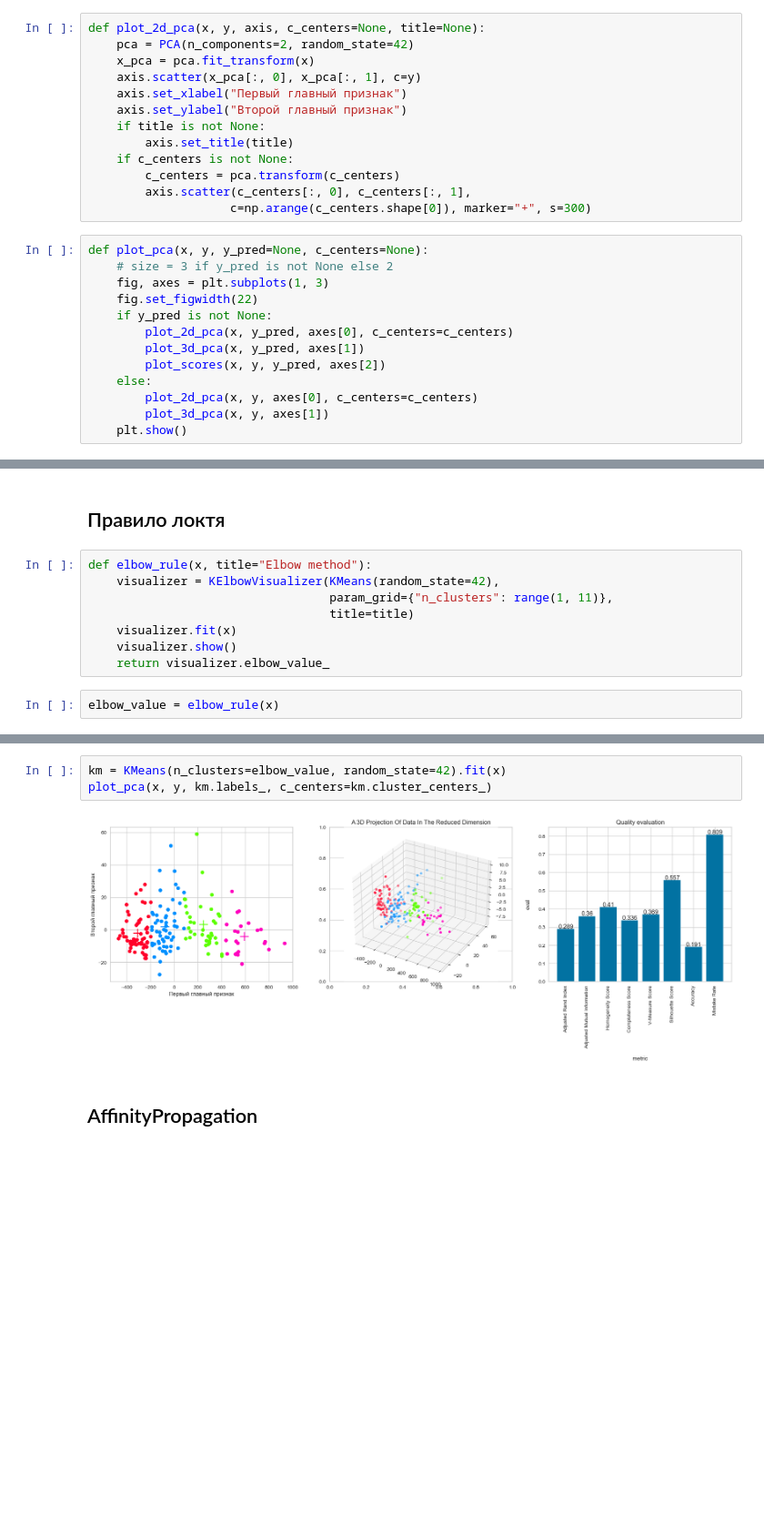
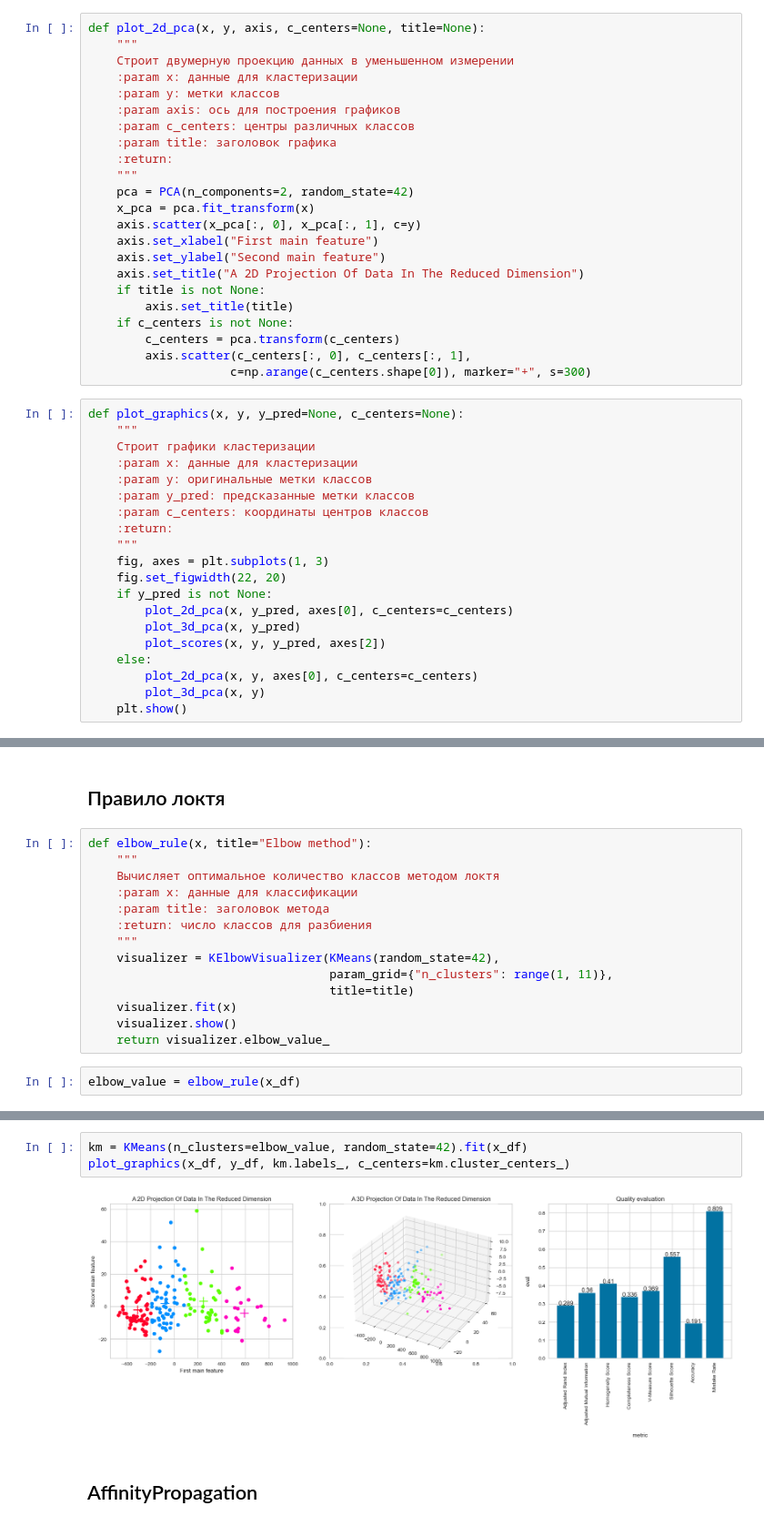
Before and after one commit to fongradnastya/data_anilysis6, a Jupyter notebook: notebooks/work6.ipynb, the cells around one changed output, grey strips where cells are left out. Shown at 91% size. Saved outputs shown, nothing was run; the diff lists cells and outputs as text; blank space fills up the shorter version.

```diff
--- a/notebooks/work6.ipynb
+++ b/notebooks/work6.ipynb
@@ -37,11 +37,21 @@ df_w
 178 rows × 14 columns
 # %%
 def plot_2d_pca(x, y, axis, c_centers=None, title=None):
+    """
+    Строит двумерную проекцию данных в уменьшенном измерении
+    :param x: данные для кластеризации
+    :param y: метки классов
+    :param axis: ось для построения графиков
+    :param c_centers: центры различных классов
+    :param title: заголовок графика
+    :return:
+    """
     pca = PCA(n_components=2, random_state=42)
     x_pca = pca.fit_transform(x)
     axis.scatter(x_pca[:, 0], x_pca[:, 1], c=y)
-    axis.set_xlabel("Первый главный признак")
-    axis.set_ylabel("Второй главный признак")
+    axis.set_xlabel("First main feature")
+    axis.set_ylabel("Second main feature")
+    axis.set_title("A 2D Projection Of Data In The Reduced Dimension")
     if title is not None:
         axis.set_title(title)
     if c_centers is not None:
@@ -49,16 +59,23 @@ def plot_2d_pca(x, y, axis, c_centers=None, title=None):
         axis.scatter(c_centers[:, 0], c_centers[:, 1],
                     c=np.arange(c_centers.shape[0]), marker="+", s=300)
 # %%
-def plot_pca(x, y, y_pred=None, c_centers=None):
-    # size = 3 if y_pred is not None else 2
+def plot_graphics(x, y, y_pred=None, c_centers=None):
+    """
+    Строит графики кластеризации
+    :param x: данные для кластеризации
+    :param y: оригинальные метки классов
+    :param y_pred: предсказанные метки классов
+    :param c_centers: координаты центров классов
+    :return:
+    """
     fig, axes = plt.subplots(1, 3)
-    fig.set_figwidth(22)
+    fig.set_figwidth(22, 20)
     if y_pred is not None:
         plot_2d_pca(x, y_pred, axes[0], c_centers=c_centers)
-        plot_3d_pca(x, y_pred, axes[1])
+        plot_3d_pca(x, y_pred)
         plot_scores(x, y, y_pred, axes[2])
     else:
         plot_2d_pca(x, y, axes[0], c_centers=c_centers)
-        plot_3d_pca(x, y, axes[1])
+        plot_3d_pca(x, y)
     plt.show()
 # %%
@@ -107,6 +138,12 @@ plot_pca(x, y, y_pred=km.labels_, c_centers=km.cluster_centers_)
 ## Правило локтя
 # %%
 def elbow_rule(x, title="Elbow method"):
+    """
+    Вычисляет оптимальное количество классов методом локтя
+    :param x: данные для классификации
+    :param title: заголовок метода
+    :return: число классов для разбиения
+    """
     visualizer = KElbowVisualizer(KMeans(random_state=42),
                                   param_grid={"n_clusters": range(1, 11)},
                                   title=title)
@@ -114,5 +151,5 @@ def elbow_rule(x, title="Elbow method"):
     visualizer.show()
     return visualizer.elbow_value_
 # %%
-elbow_value = elbow_rule(x)
+elbow_value = elbow_rule(x_df)
 # %% [output]
@@ -120,8 +157,8 @@ elbow_value = elbow_rule(x)
 # %%
-km = KMeans(n_clusters=elbow_value, random_state=42).fit(x)
-plot_pca(x, y, km.labels_, c_centers=km.cluster_centers_)
+km = KMeans(n_clusters=elbow_value, random_state=42).fit(x_df)
+plot_graphics(x_df, y_df, km.labels_, c_centers=km.cluster_centers_)
 # %% [output]
-[figure, old version]
+[figure, new version]
 # %% [markdown]
 ## AffinityPropagation
 # %%
```
Also changed, not shown: parts of 8 cells of this notebook.
